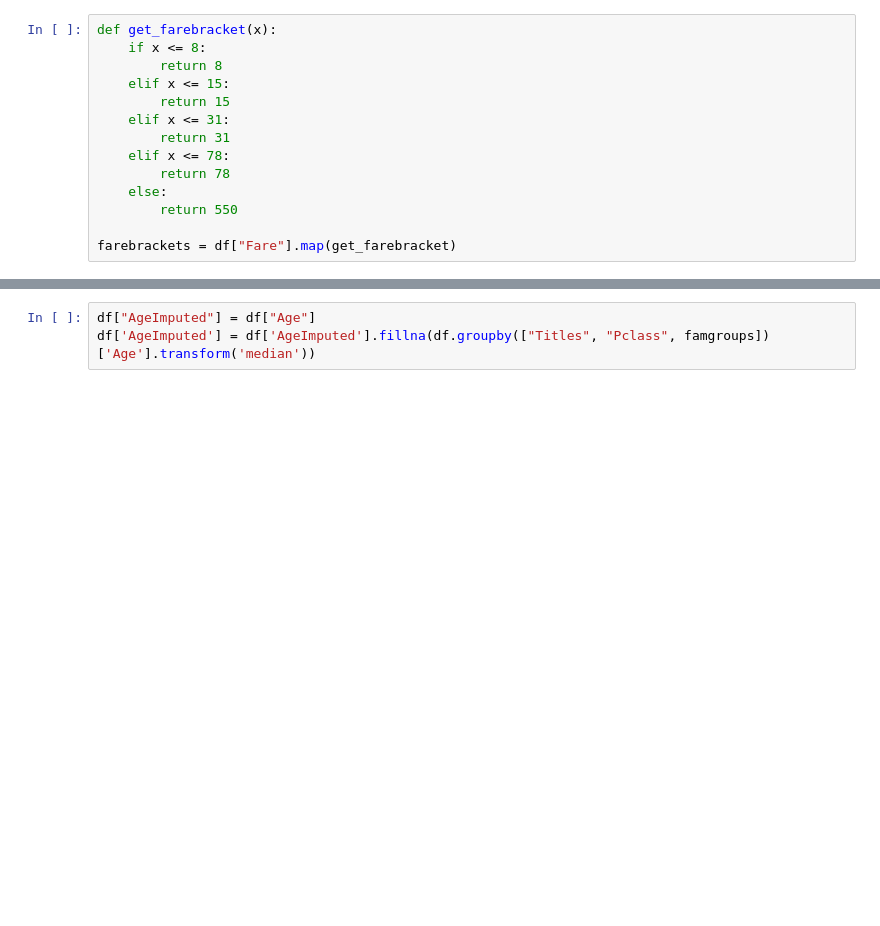
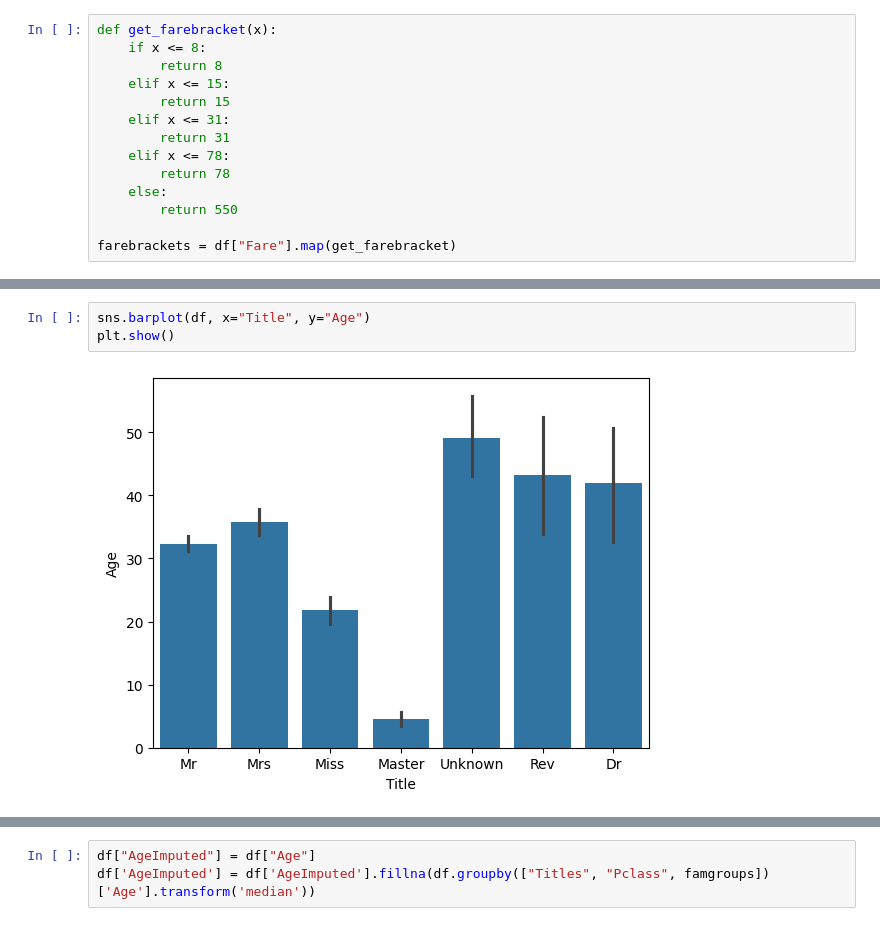
Before and after one commit to rfdspeng/ml_ai_portfolio, a Jupyter notebook: titanic/titanic.ipynb, the cells around one changed output, grey strips where cells are left out. Drawn from its saved outputs; the diff is of its cells as text; blank space fills up the shorter version.

```diff
--- a/titanic/titanic.ipynb
+++ b/titanic/titanic.ipynb
@@ -515,0 +638,5 @@ Name: Age, dtype: float64
+# %%
+sns.barplot(df, x="Title", y="Age")
+plt.show()
+# %% [output]
+[figure, added]
```
Also changed, not shown: parts of 32 cells of this notebook, 1 other file.
